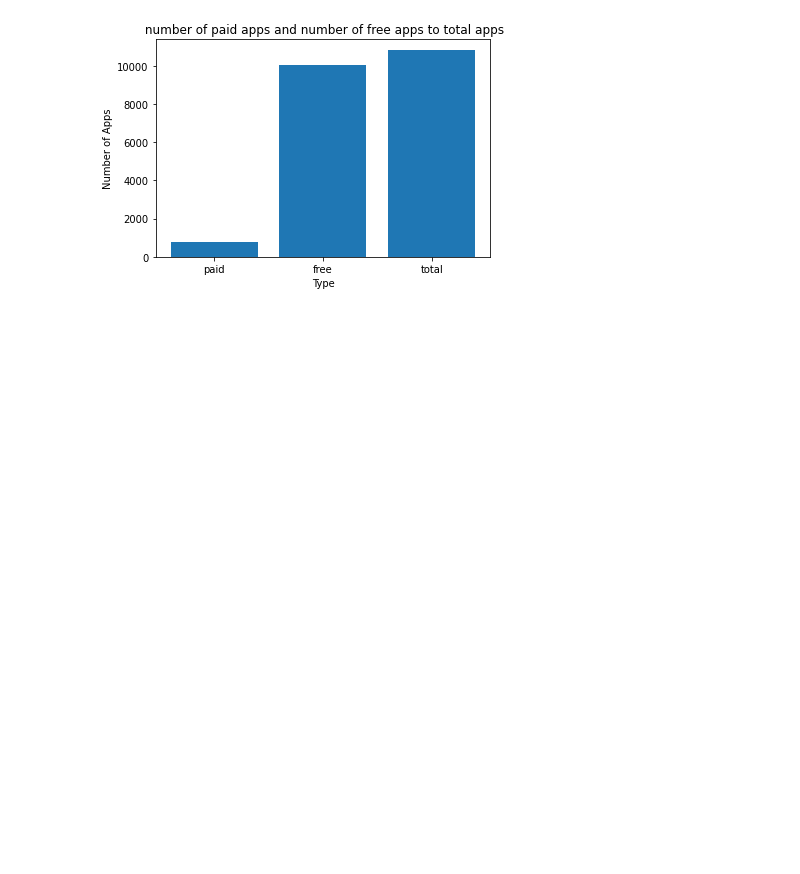
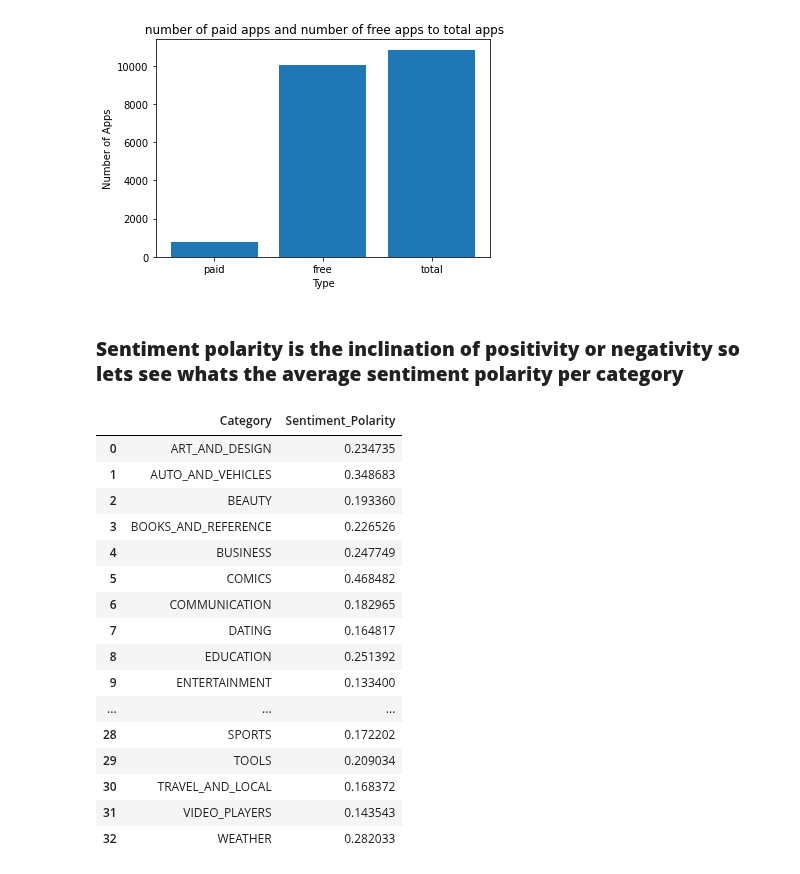
Before and after one commit to Preetirai-tech/Play-Store-App-Review-Analysis, a Jupyter notebook: Play_Store_App_Review_Analysis_Capstone_Project.ipynb, the cells around one changed output. Saved outputs shown, nothing was run; the diff lists cells and outputs as text; code cells hidden in the pictures; blank space fills up the shorter version.

```diff
--- a/Play_Store_App_Review_Analysis_Capstone_Project.ipynb
+++ b/Play_Store_App_Review_Analysis_Capstone_Project.ipynb
@@ -442,3 +442,25 @@ plt.ylabel('Number of Apps')
 # %% [output]
 Text(0, 0.5, 'Number of Apps')
 [figure]
+# %% [markdown]
+### **Sentiment polarity is the inclination of positivity or negativity so lets see whats the average sentiment polarity per category**
+# %%
+combined_df.groupby('Category')['Sentiment_Polarity'].mean().reset_index()
+# %% [output]
+|  | Category | Sentiment_Polarity |
+| 0 | ART_AND_DESIGN | 0.234735 |
+| 1 | AUTO_AND_VEHICLES | 0.348683 |
+| 2 | BEAUTY | 0.193360 |
+| 3 | BOOKS_AND_REFERENCE | 0.226526 |
+| 4 | BUSINESS | 0.247749 |
+| 5 | COMICS | 0.468482 |
+| 6 | COMMUNICATION | 0.182965 |
+| 7 | DATING | 0.164817 |
+| 8 | EDUCATION | 0.251392 |
+| 9 | ENTERTAINMENT | 0.133400 |
+| ... | ... | ... |
+| 28 | SPORTS | 0.172202 |
+| 29 | TOOLS | 0.209034 |
+| 30 | TRAVEL_AND_LOCAL | 0.168372 |
+| 31 | VIDEO_PLAYERS | 0.143543 |
+| 32 | WEATHER | 0.282033 |
```
Also changed, not shown: parts of 1 cell of this notebook.
